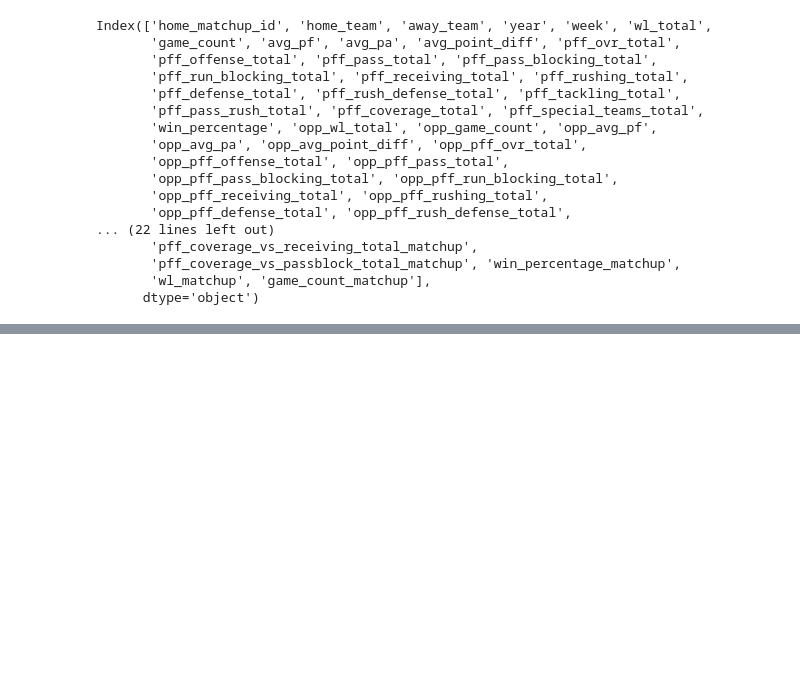
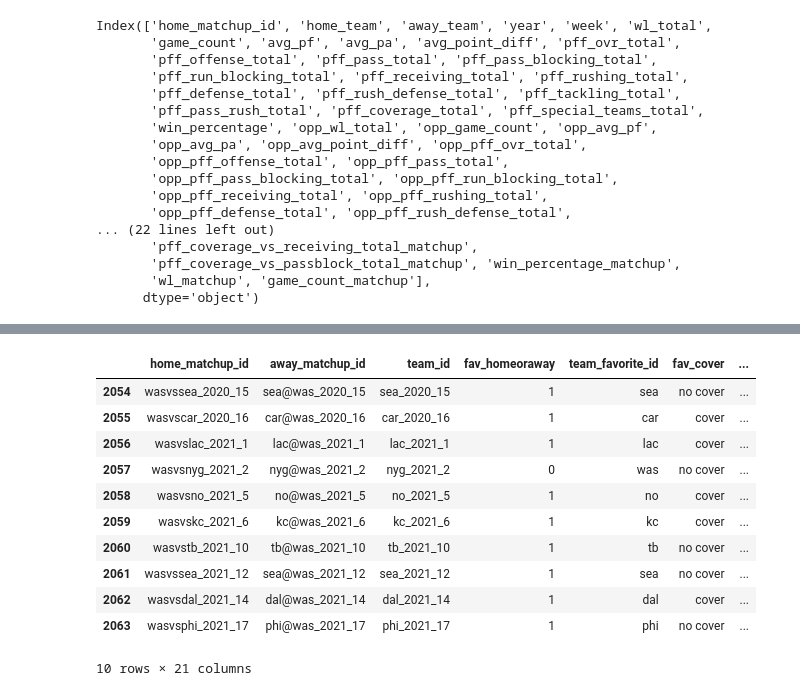
Before and after one commit to ajakks/nfl_models, a Jupyter notebook: create_modeling_data_sample.ipynb, the cells around one changed output, grey strips where cells are left out. Cells and saved outputs as stored; diff of their text form; code cells hidden in the pictures; blank space fills up the shorter version.

```diff
--- a/create_modeling_data_sample.ipynb
+++ b/create_modeling_data_sample.ipynb
@@ -953,0 +1155,20 @@ tgs_model.tail(n=10).T
+# %%
+spreads_for_qb_summ = spread_comb[['home_matchup_id','away_matchup_id','team_id','fav_homeoraway','team_favorite_id','fav_cover','spread_favorite',
+       'over_under_line', 'starting_spread', 'Total Score Open', 'spread_movement',
+       'ou_movement', 'strong_movement', 'fav_team_stronger', 'fav_spread','precip', 'dome',
+       'temperature', 'wind_mph','ats_w','ats_l']]
+# %%
+spreads_for_qb_summ.tail(n=10)
+# %% [output]
+|  | home_matchup_id | away_matchup_id | team_id | fav_homeoraway | team_favorite_id | fav_cover | ... |
+| 2054 | wasvssea_2020_15 | sea@was_2020_15 | sea_2020_15 | 1 | sea | no cover | ... |
+| 2055 | wasvscar_2020_16 | car@was_2020_16 | car_2020_16 | 1 | car | cover | ... |
+| 2056 | wasvslac_2021_1 | lac@was_2021_1 | lac_2021_1 | 1 | lac | cover | ... |
+| 2057 | wasvsnyg_2021_2 | nyg@was_2021_2 | nyg_2021_2 | 0 | was | no cover | ... |
+| 2058 | wasvsno_2021_5 | no@was_2021_5 | no_2021_5 | 1 | no | cover | ... |
+| 2059 | wasvskc_2021_6 | kc@was_2021_6 | kc_2021_6 | 1 | kc | cover | ... |
+| 2060 | wasvstb_2021_10 | tb@was_2021_10 | tb_2021_10 | 1 | tb | no cover | ... |
+| 2061 | wasvssea_2021_12 | sea@was_2021_12 | sea_2021_12 | 1 | sea | no cover | ... |
+| 2062 | wasvsdal_2021_14 | dal@was_2021_14 | dal_2021_14 | 1 | dal | cover | ... |
+| 2063 | wasvsphi_2021_17 | phi@was_2021_17 | phi_2021_17 | 1 | phi | no cover | ... |
+10 rows × 21 columns
```
Also changed, not shown: parts of 20 cells of this notebook.
